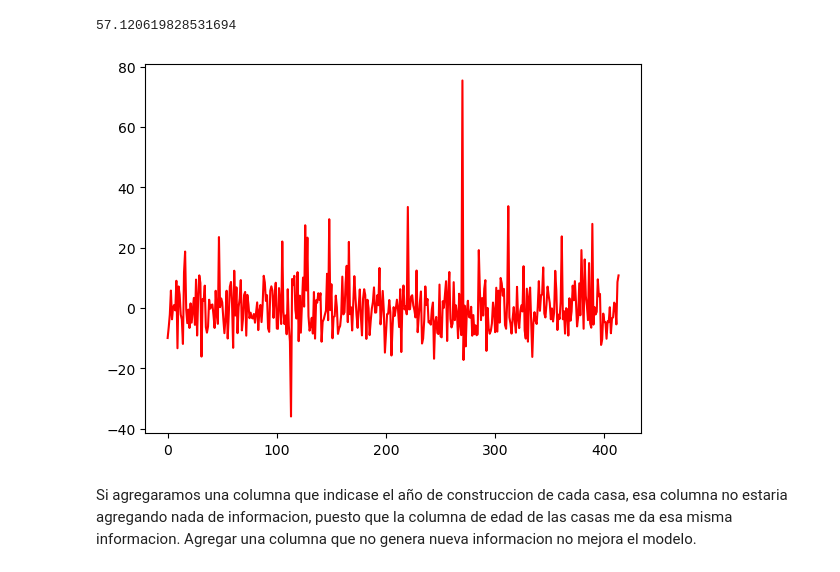
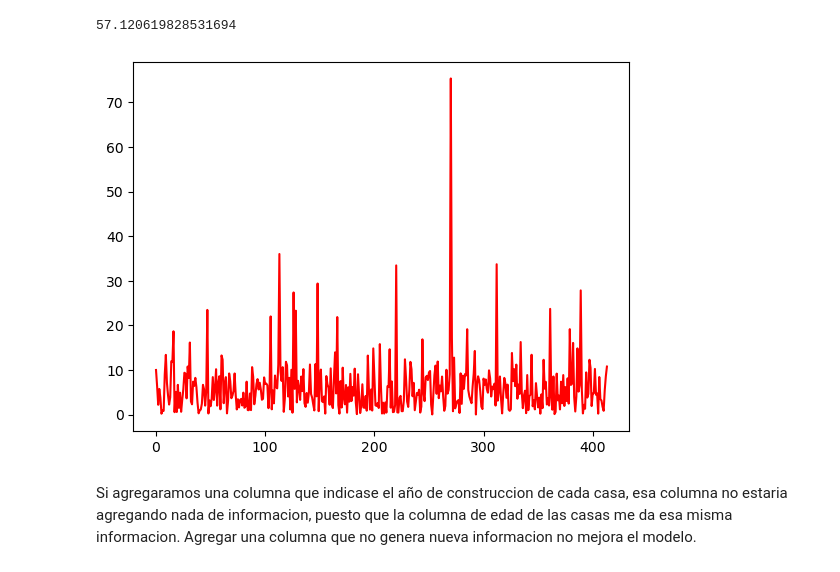
Before and after one commit to Bony2002/metodos, a Jupyter notebook: TP/ej1y2.ipynb, the cells around one changed output. Saved outputs shown, nothing was run; the diff lists cells and outputs as text; code cells hidden in the pictures.

```diff
--- a/TP/ej1y2.ipynb
+++ b/TP/ej1y2.ipynb
@@ -171,12 +171,12 @@ print(ecmtotal)
 57.120619828531694
 # %%
 yobs=casas@Btotal
-dif=y-yobs
+dif=abs(y-yobs)
 ncasas=range(414)
 
 plt.plot(ncasas,dif,color="red")
 plt.show()
 # %% [output]
-[figure, old version]
+[figure, new version]
 # %% [markdown]
 Si agregaramos una columna que indicase el año de construccion de cada casa, esa columna no estaria agregando nada de informacion, puesto que la columna de edad de las casas me da esa misma informacion. Agregar una columna que no genera nueva informacion no mejora el modelo.
```
